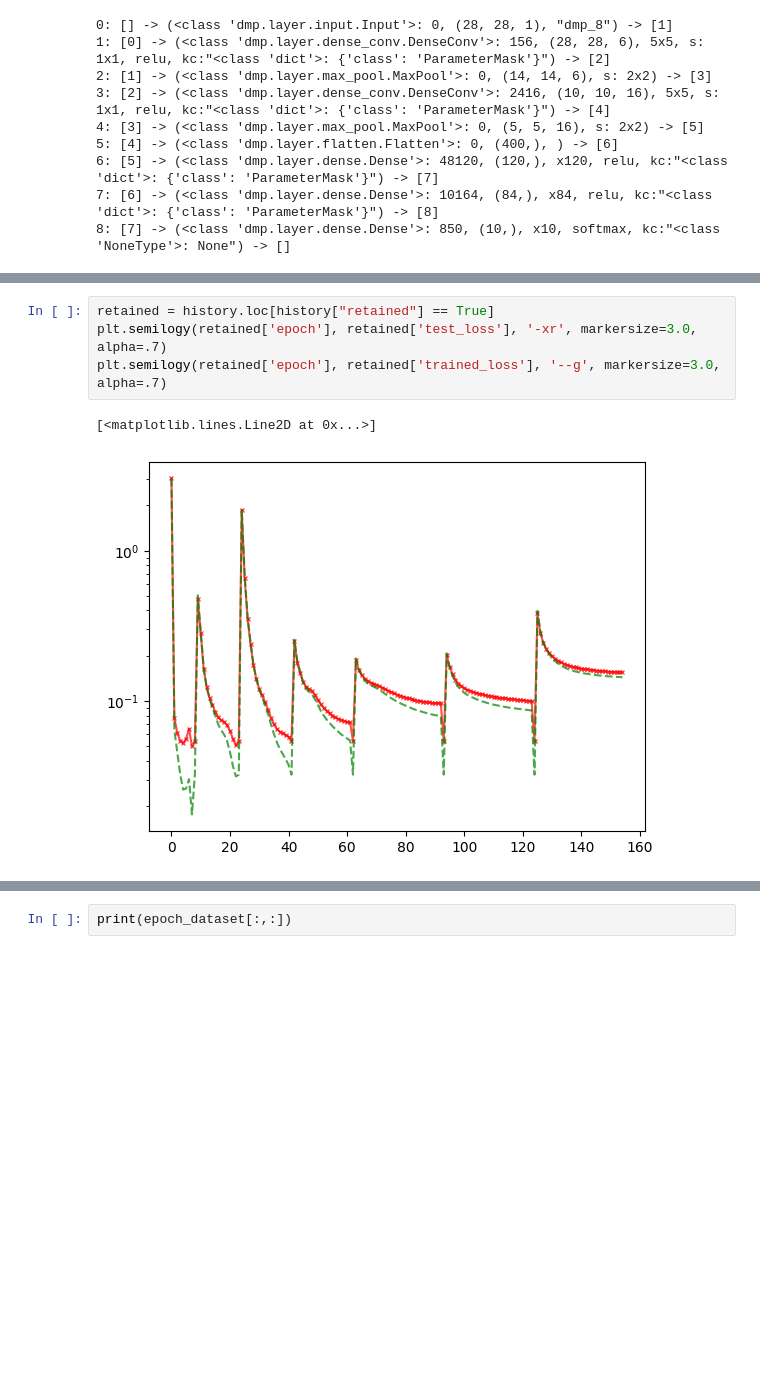
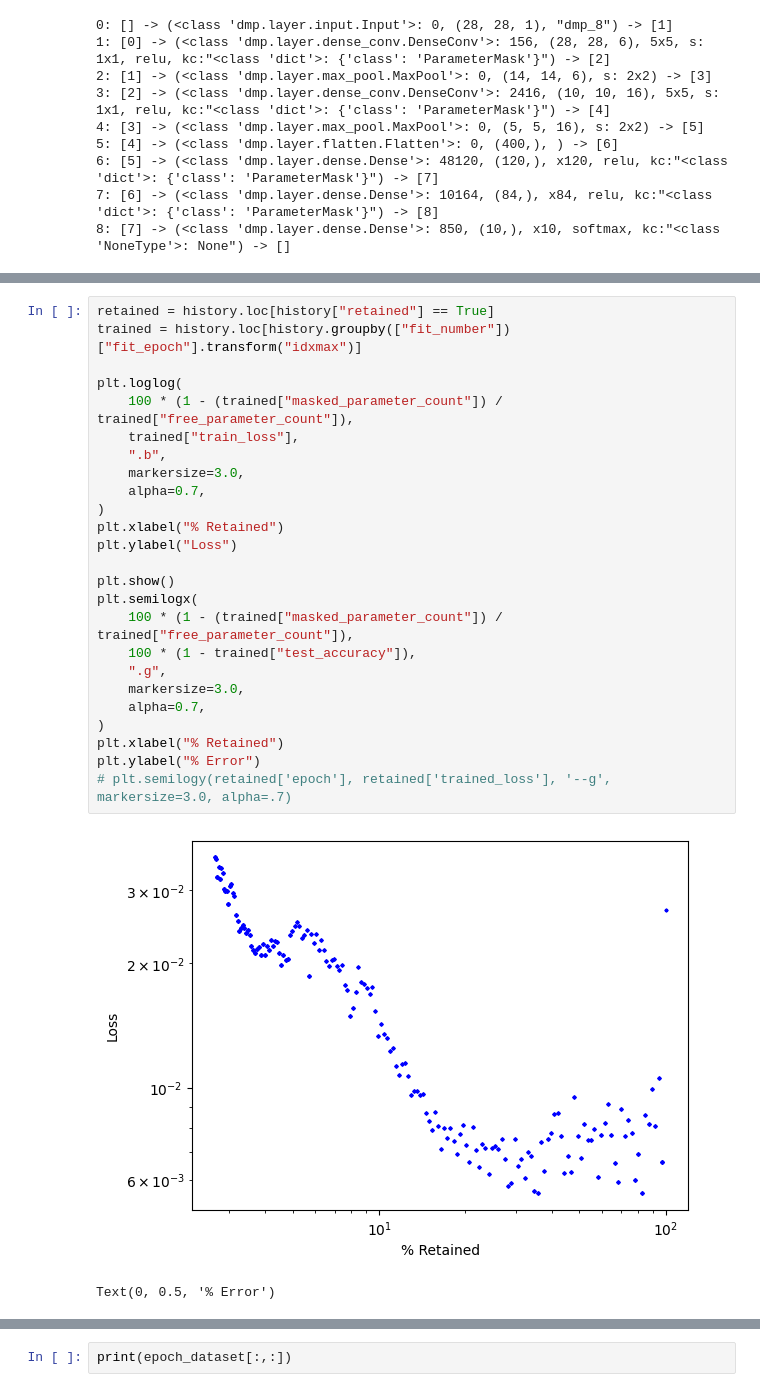
Before and after one commit to NREL/BUTTER-Empirical-Deep-Learning-Experimental-Framework, a Jupyter notebook: example/database_query_example.ipynb, the cells around one changed output, grey strips where cells are left out. Cells and saved outputs as stored; diff of their text form; blank space fills up the shorter version.

```diff
--- a/example/database_query_example.ipynb
+++ b/example/database_query_example.ipynb
@@ -307,7 +320,28 @@ plt.semilogy(history['epoch'], history['trained_loss'], '--g', markersize=3.0, a
-# %%
-retained = history.loc[history["retained"] == True]
-plt.semilogy(retained['epoch'], retained['test_loss'], '-xr', markersize=3.0, alpha=.7)
-plt.semilogy(retained['epoch'], retained['trained_loss'], '--g', markersize=3.0, alpha=.7)
-# %% [output]
-[<matplotlib.lines.Line2D at 0x...>]
-[figure, removed]
+# %%
+retained = history.loc[history["retained"] == True]
+trained = history.loc[history.groupby(["fit_number"])["fit_epoch"].transform("idxmax")]
+
+plt.loglog(
+    100 * (1 - (trained["masked_parameter_count"]) / trained["free_parameter_count"]),
+    trained["train_loss"],
+    ".b",
+    markersize=3.0,
+    alpha=0.7,
+)
+plt.xlabel("% Retained")
+plt.ylabel("Loss")
+
+plt.show()
+plt.semilogx(
+    100 * (1 - (trained["masked_parameter_count"]) / trained["free_parameter_count"]),
+    100 * (1 - trained["test_accuracy"]),
+    ".g",
+    markersize=3.0,
+    alpha=0.7,
+)
+plt.xlabel("% Retained")
+plt.ylabel("% Error")
+# plt.semilogy(retained['epoch'], retained['trained_loss'], '--g', markersize=3.0, alpha=.7)
+# %% [output]
+[figure, added]
+Text(0, 0.5, '% Error')
```
Also changed, not shown: parts of 18 cells of this notebook, 4 other files.
